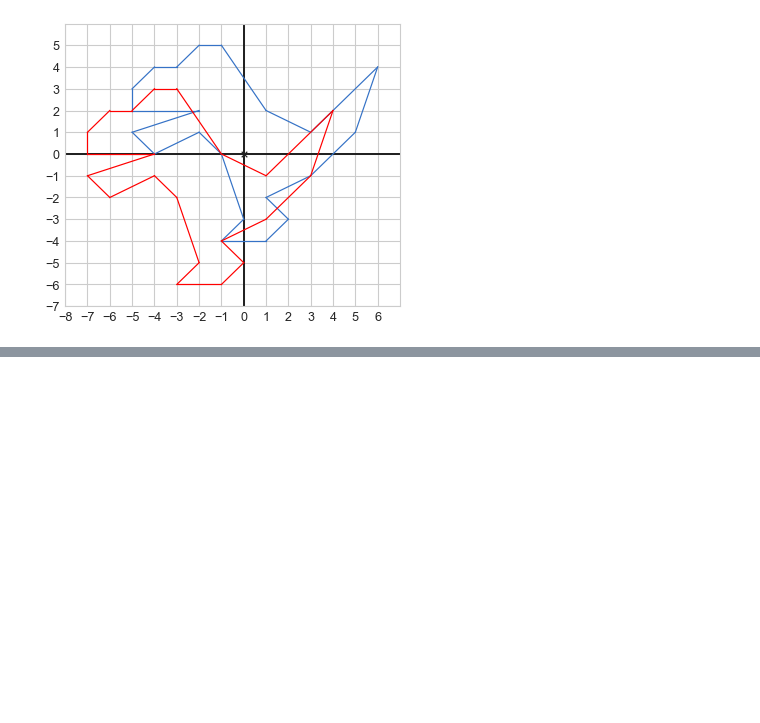
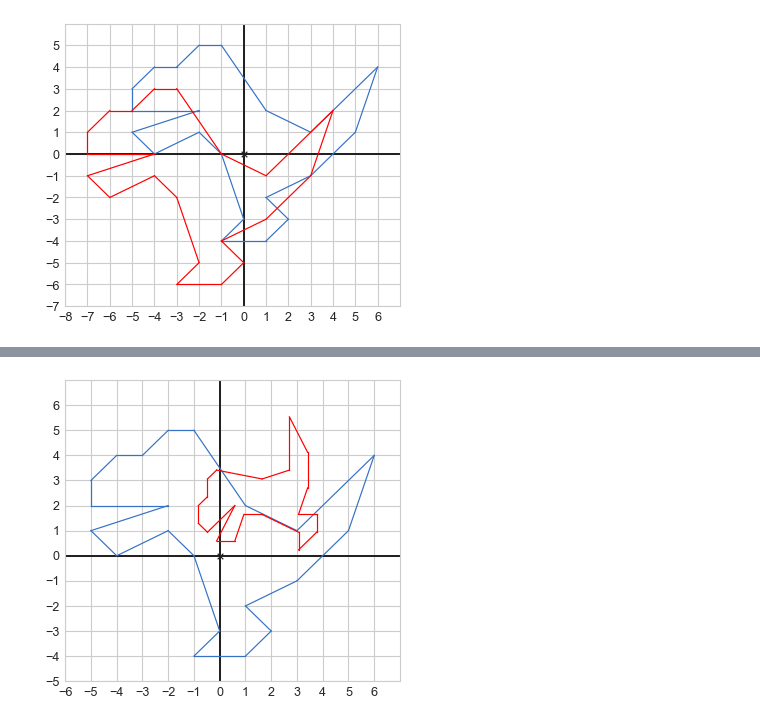
Before and after one commit to aliakhtar/maths4programmers-python, a Jupyter notebook: ch05/5.3.ipynb, the cells around one changed output, grey strips where cells are left out. Cells and saved outputs as stored; diff of their text form; code cells hidden in the pictures; blank space fills up the shorter version.

```diff
--- a/ch05/5.3.ipynb
+++ b/ch05/5.3.ipynb
@@ -82,0 +131,14 @@ draw(
+# %%
+combined_matrix_jumbo = (
+    (0.3535533905932738, -0.35355339059327373, 2),
+    (0.35355339059327373, 0.3535533905932738, 2),
+    (0, 0, 1))
+
+dino_transformed = [multiply_matrix_vector(combined_matrix_jumbo, v) for v in dino_3d]
+dino_transformed = [(v[0], v[1]) for v in dino_transformed]
+draw(
+    vd.Polygon(*dino_vectors, color = blue),
+    vd.Polygon(*dino_transformed, color = 'red'),
+)
+# %% [output]
+[figure, added]
```
Also changed, not shown: parts of 4 cells of this notebook.
